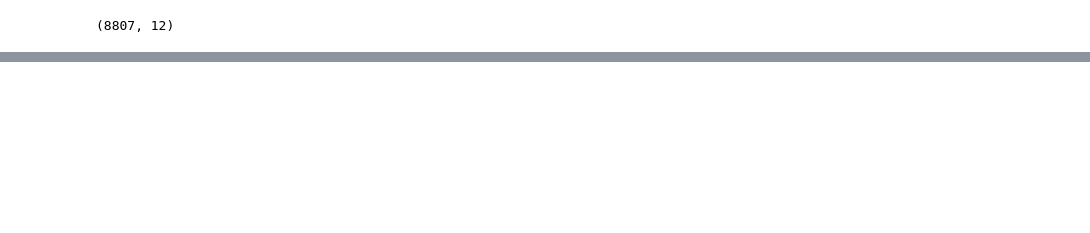
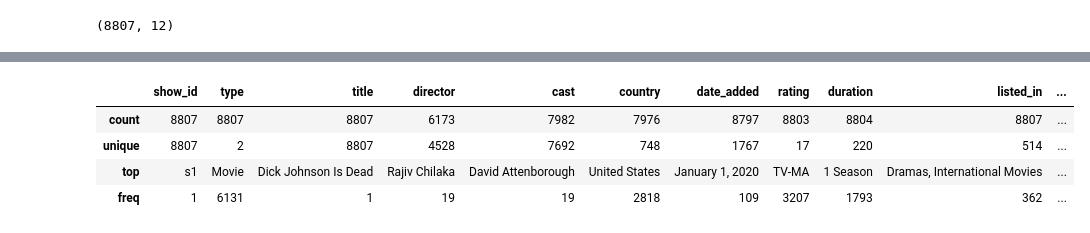
Before and after one commit to millenko/project1, a Jupyter notebook: notebooks/netflix_data_analysis.ipynb, the cells around one changed output, grey strips where cells are left out. Cells and saved outputs as stored; diff of their text form; code cells hidden in the pictures; blank space fills up the shorter version.

```diff
--- a/notebooks/netflix_data_analysis.ipynb
+++ b/notebooks/netflix_data_analysis.ipynb
@@ -43,2 +132,6 @@ print(response.headers['Content-Type'])
 # %%
-soup = BeautifulSoup(response.content, "html.parser")
+# Divided the columns to categorical and numerical data,
+# based on data preview, column-names and content, data type, and number of unique values per column.
+
+numerical_data = ["release_year"]
+categorical_data = ["show_id", "type", "title", "director", "cast", "country", "date_added", "rating", "duration", "listed_in", "description"]
@@ -63,0 +203,8 @@ hotels.head()
+# %%
+netflix_df[categorical_data].describe()
+# %% [output]
+|  | show_id | type | title | director | cast | country | date_added | rating | duration | listed_in | ... |
+| count | 8807 | 8807 | 8807 | 6173 | 7982 | 7976 | 8797 | 8803 | 8804 | 8807 | ... |
+| unique | 8807 | 2 | 8807 | 4528 | 7692 | 748 | 1767 | 17 | 220 | 514 | ... |
+| top | s1 | Movie | Dick Johnson Is Dead | Rajiv Chilaka | David Attenborough | United States | January 1, 2020 | TV-MA | 1 Season | Dramas, International Movies | ... |
+| freq | 1 | 6131 | 1 | 19 | 19 | 2818 | 109 | 3207 | 1793 | 362 | ... |
```
Also changed, not shown: parts of 34 cells of this notebook, 17 other files.
